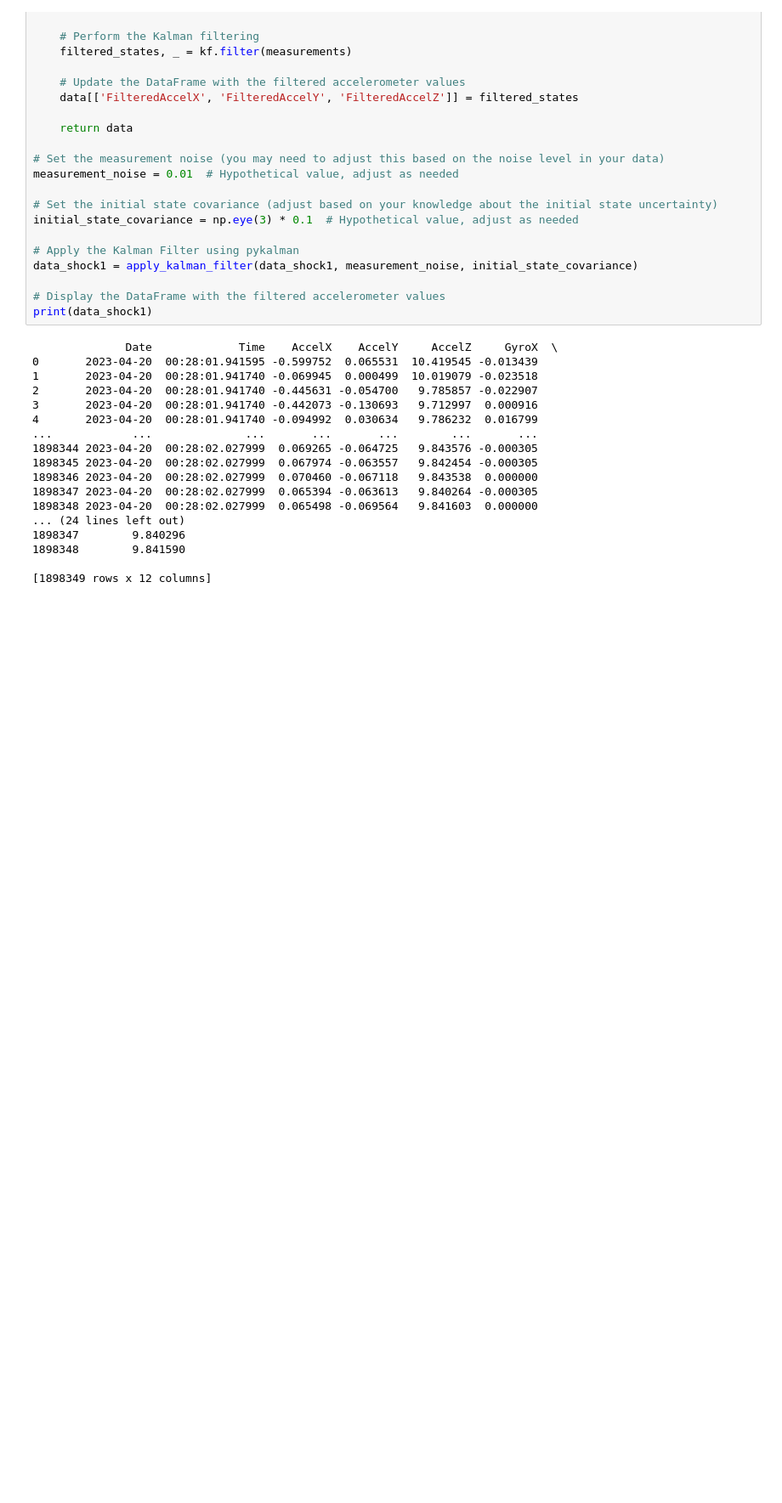
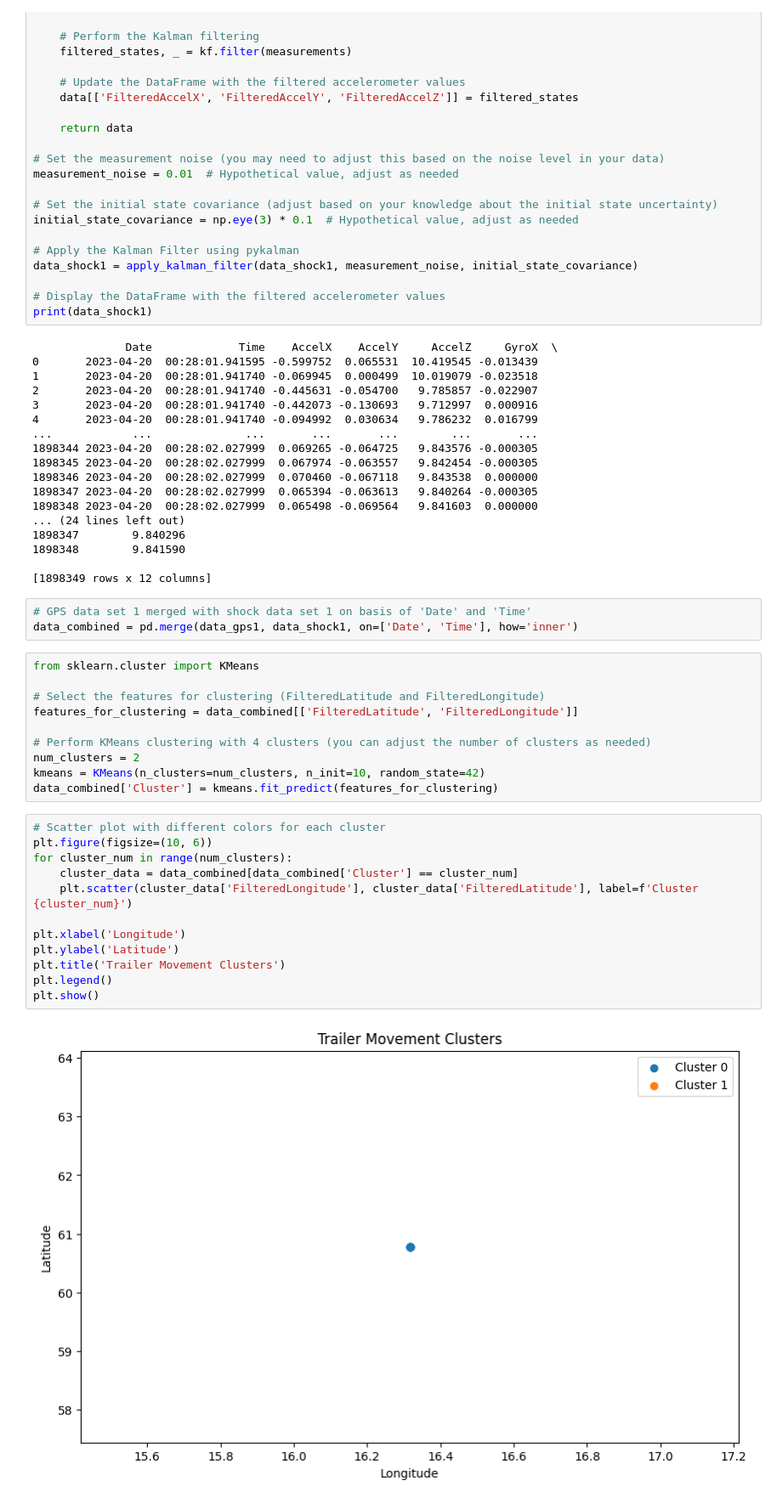
Before and after one commit to SoumyaGanguly95/ShockSensorAnalysis, a Jupyter notebook: AnalysisOnFirstSetData.ipynb, the cells around one changed output. Shown: that part at 85% size. Drawn from its saved outputs; the diff is of its cells as text; blank space fills up the shorter version.

Commit message:
chore: add change to first set of data analysis

```diff
--- a/AnalysisOnFirstSetData.ipynb
+++ b/AnalysisOnFirstSetData.ipynb
@@ -239,3 +239,30 @@ print(data_shock1)
 1898348        9.841590
 
 [1898349 rows x 12 columns]
+# %%
+# GPS data set 1 merged with shock data set 1 on basis of 'Date' and 'Time'
+data_combined = pd.merge(data_gps1, data_shock1, on=['Date', 'Time'], how='inner')
+# %%
+from sklearn.cluster import KMeans
+
+# Select the features for clustering (FilteredLatitude and FilteredLongitude)
+features_for_clustering = data_combined[['FilteredLatitude', 'FilteredLongitude']]
+
+# Perform KMeans clustering with 4 clusters (you can adjust the number of clusters as needed)
+num_clusters = 2
+kmeans = KMeans(n_clusters=num_clusters, n_init=10, random_state=42)
+data_combined['Cluster'] = kmeans.fit_predict(features_for_clustering)
+# %%
+# Scatter plot with different colors for each cluster
+plt.figure(figsize=(10, 6))
+for cluster_num in range(num_clusters):
+    cluster_data = data_combined[data_combined['Cluster'] == cluster_num]
+    plt.scatter(cluster_data['FilteredLongitude'], cluster_data['FilteredLatitude'], label=f'Cluster {cluster_num}')
+
+plt.xlabel('Longitude')
+plt.ylabel('Latitude')
+plt.title('Trailer Movement Clusters')
+plt.legend()
+plt.show()
+# %% [output]
+[figure, added]
```
Also changed, not shown: parts of 3 cells of this notebook, 1 other file.
